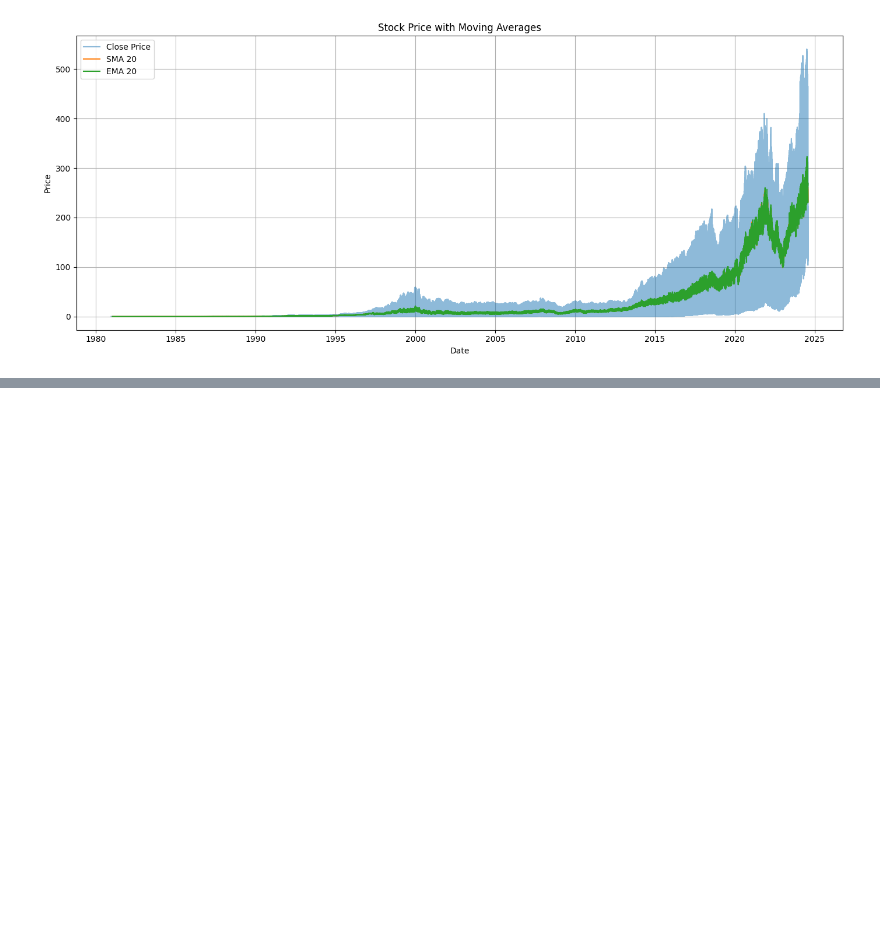
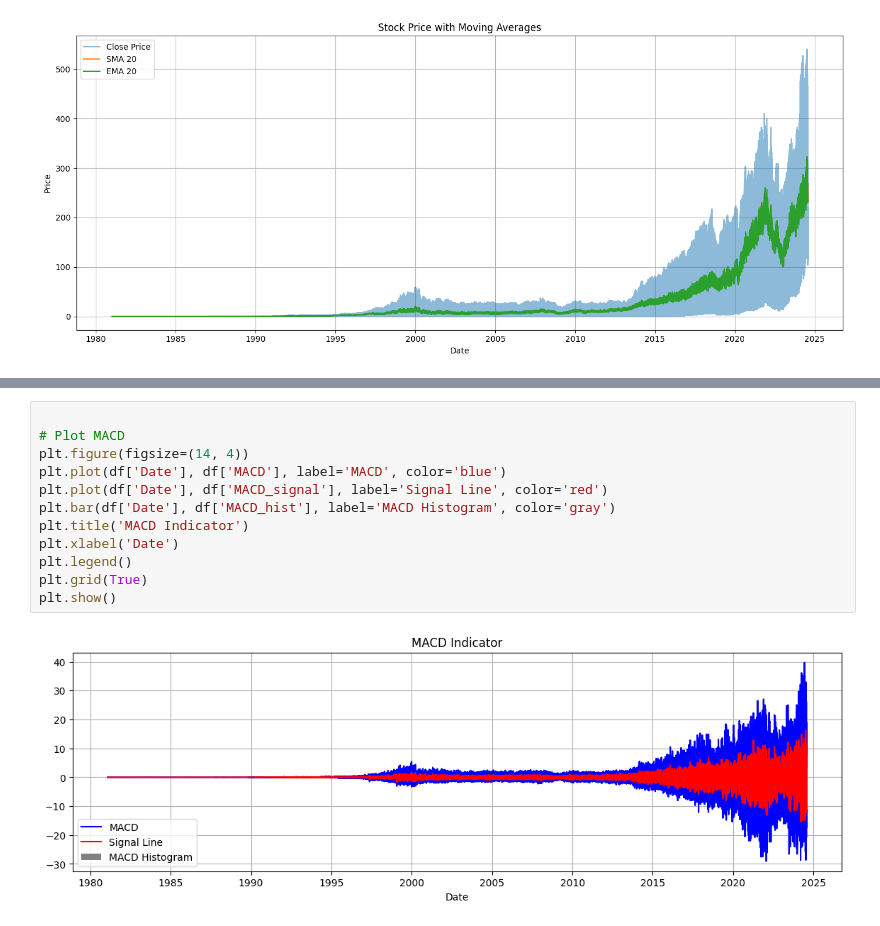
Before and after one commit to mihiretgashaw/sentiment-analysis, a Jupyter notebook: nootbooks/pynance.ipynb, the cells around one changed output, grey strips where cells are left out. Drawn from its saved outputs; the diff is of its cells as text; blank space fills up the shorter version.

```diff
--- a/nootbooks/pynance.ipynb
+++ b/nootbooks/pynance.ipynb
@@ -77,0 +96,14 @@ plt.show()
+# %%
+
+# Plot MACD
+plt.figure(figsize=(14, 4))
+plt.plot(df['Date'], df['MACD'], label='MACD', color='blue')
+plt.plot(df['Date'], df['MACD_signal'], label='Signal Line', color='red')
+plt.bar(df['Date'], df['MACD_hist'], label='MACD Histogram', color='gray')
+plt.title('MACD Indicator')
+plt.xlabel('Date')
+plt.legend()
+plt.grid(True)
+plt.show()
+# %% [output]
+[figure, added]
```
Also changed, not shown: parts of 3 cells of this notebook.
